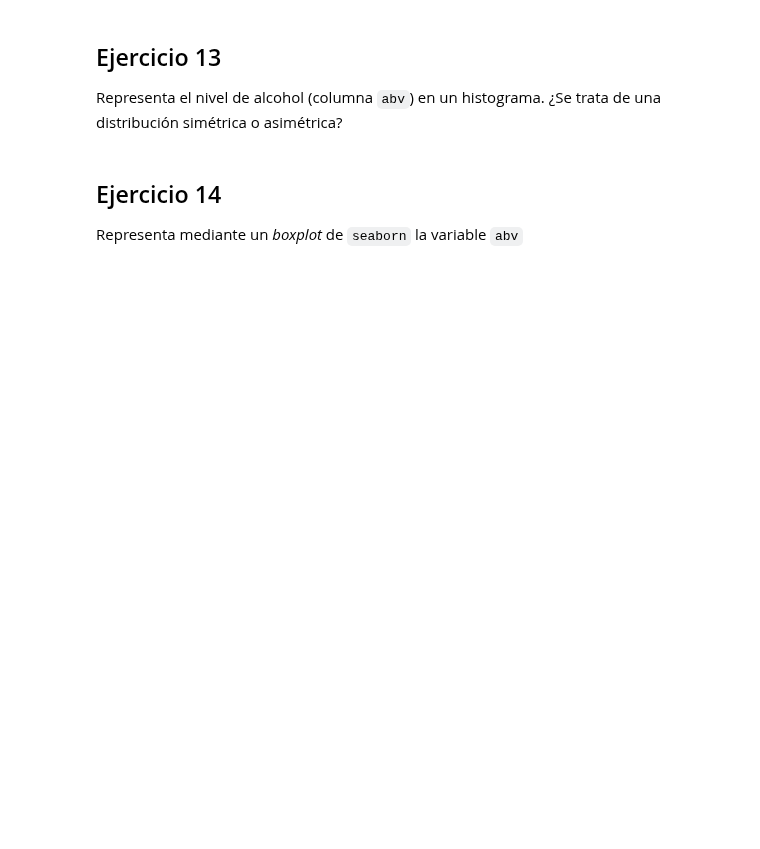
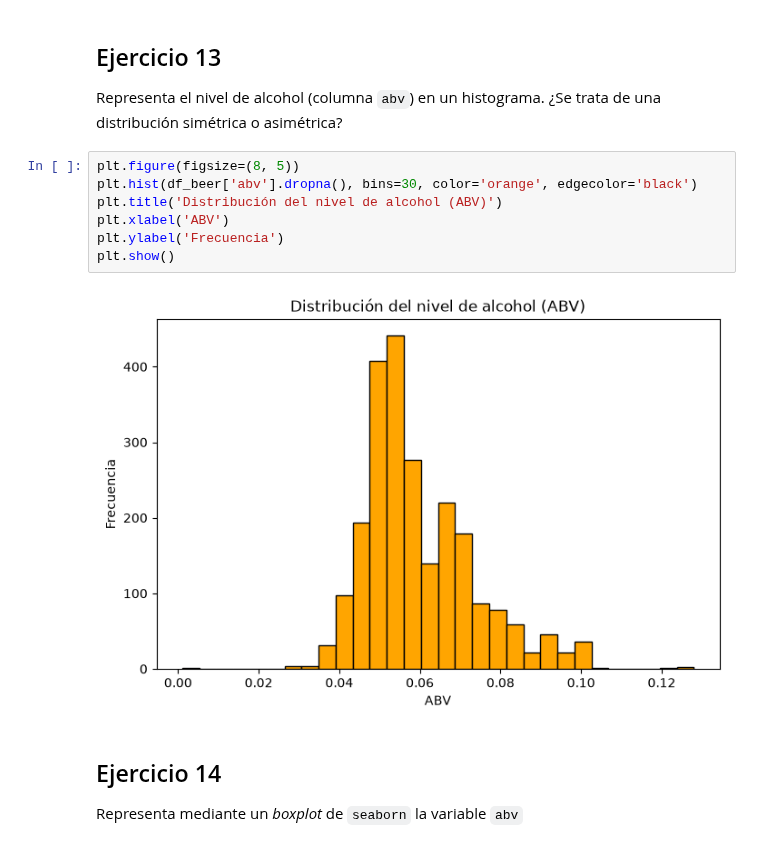
Before and after one commit to 9ndeer/2026-10-BILBAO-FT-Data-Science, a Jupyter notebook: 2-Data_Analysis/2-Pandas/Practica/6-Beers/birras_repaso.ipynb, the cells around one changed output. Saved outputs shown, nothing was run; the diff lists cells and outputs as text; blank space fills up the shorter version.

```diff
--- a/2-Data_Analysis/2-Pandas/Practica/6-Beers/birras_repaso.ipynb
+++ b/2-Data_Analysis/2-Pandas/Practica/6-Beers/birras_repaso.ipynb
@@ -49,6 +209,15 @@ No queda muy claro cuánto de dispar, de dispersa, es la medida de IBU. Mediante
 # %% [markdown]
 ## Ejercicio 13
 Representa el nivel de alcohol (columna `abv`) en un histograma. ¿Se trata de una distribución simétrica o asimétrica?
+# %%
+plt.figure(figsize=(8, 5))
+plt.hist(df_beer['abv'].dropna(), bins=30, color='orange', edgecolor='black')
+plt.title('Distribución del nivel de alcohol (ABV)')
+plt.xlabel('ABV')
+plt.ylabel('Frecuencia')
+plt.show()
+# %% [output]
+[figure, added]
 # %% [markdown]
 ## Ejercicio 14
 Representa mediante un *boxplot* de `seaborn` la variable `abv`
```
Also changed, not shown: parts of 23 cells of this notebook, 10 other files.
